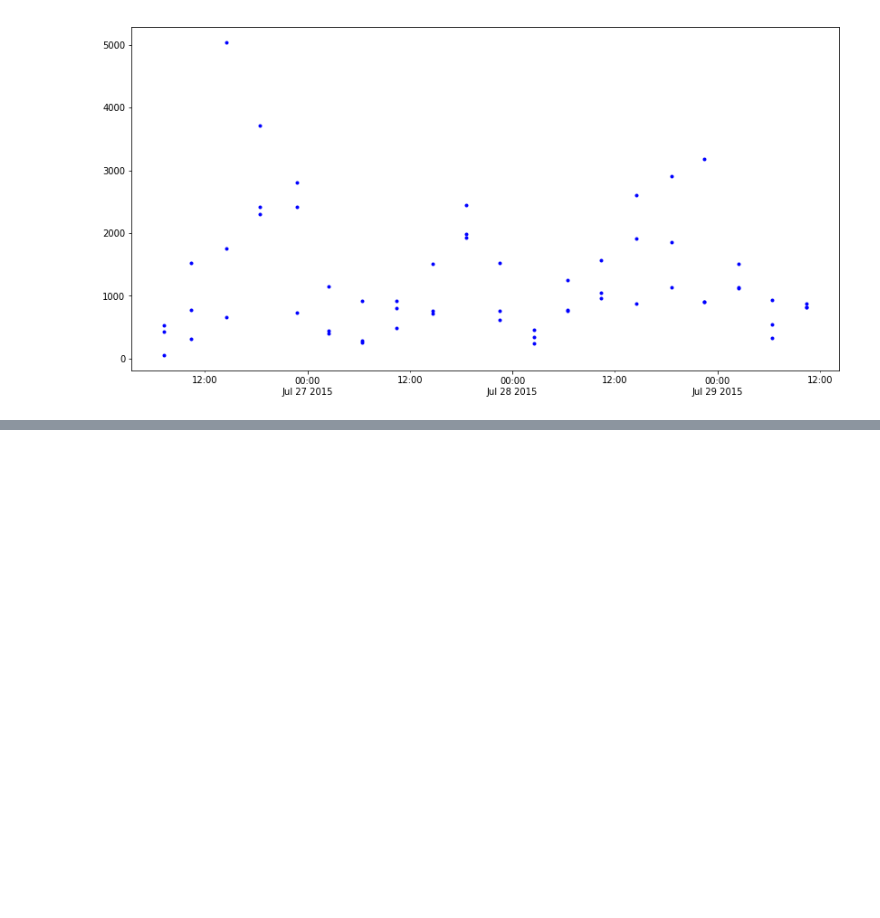
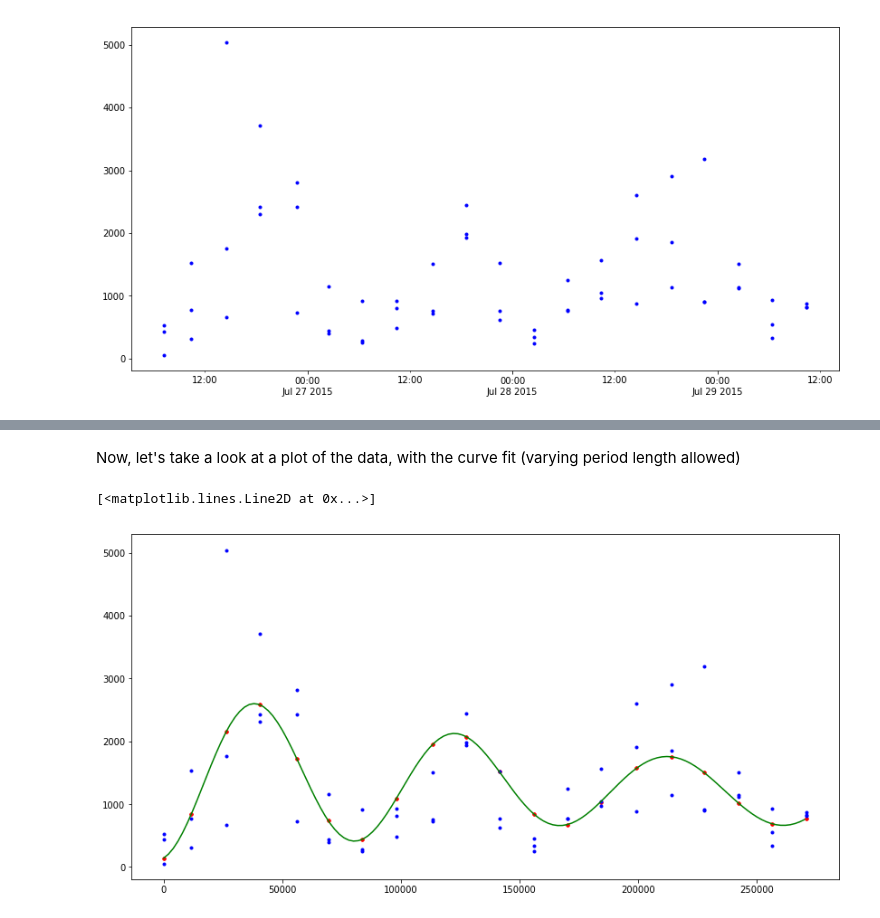
Before and after one commit to jamesrco/DielALOHA, a Jupyter notebook: python3/ALOHAdielCurveFit.ipynb, the cells around one changed output, grey strips where cells are left out. Cells and saved outputs as stored; diff of their text form; code cells hidden in the pictures; blank space fills up the shorter version.

Commit message:
Curve fitting working

```diff
--- a/python3/ALOHAdielCurveFit.ipynb
+++ b/python3/ALOHAdielCurveFit.ipynb
@@ -173,0 +225,38 @@ plt.show()
+# %%
+# define our function, assuming data is sinusoidal over three periods
+
+# function where period is kept constant
+def multWaves_func_samePer(x, a, b, c, d, e, f, g, h, i):
+    return a * (np.cos(2 * np.pi / b * x + c )) + (
+        d * (np.cos(2 * np.pi / b * x + e ))) + (
+        f * (np.cos(2 * np.pi / b * x + g ))) + h + i * x
+# a, d, f: amplitudes
+# b: period
+# c, e, g: phase
+# h: y-offset
+# i: slope of linear trend (if any)
+
+# function where period is allowed to vary
+def multWaves_func_varPer(x, a, b, c, d, e, f, g, h, i, j, k):
+    return a * np.cos(2 * np.pi / b * x + c ) + (
+        d * np.cos(2 * np.pi / e * x + f )) + (
+        g * np.cos(2 * np.pi / h * x + i )) + j + k * x
+# a, d, g: amplitudes
+# b, e, h: period
+# c, f, i: phase
+# j: y-offset
+# k: slope of linear trend (if any)
+
+
+# do the fitting
+popt_samePer, pcov_samePer = curve_fit(multWaves_func_samePer, xdata_clean_alt, ydata_clean, bounds=(
+    [-100000, 50000, -100000, -100000, -100000, -100000, -100000, -100000, -100000], (
+        [15000, 100000, 15000, 15000, 15000, 15000, 15000, 15000, 15000])))
+popt_varPer, pcov_varPer = curve_fit(multWaves_func_varPer, xdata_clean_alt, ydata_clean, bounds=(
+    [-100000, 50000, -100000, -100000, 50000, -100000, -100000, 50000, -100000, -100000, -100000], (
+        [15000, 100000, 15000, 15000, 100000, 15000, 15000, 100000, 15000, 15000, 15000])))
+
+print("Parameter fits for model where length of period (2nd value) is kept constant:")
+display(popt_samePer)
+print("Parameter fits for model where length of period (2nd, 5th, 8th values) is allowed to vary:")
+display(popt_varPer)
@@ -173,0 +272,12 @@ plt.show()
+# %% [markdown]
+Now, let's take a look at a plot of the data, with the curve fit (varying period length allowed)
+# %%
+fig = plt.figure(figsize=(14, 7))
+
+plt.plot(xdata_clean_alt, multWaves_func_varPer(xdata_clean_alt, *popt_varPer), 'r.')
+plt.plot(xdata_clean_alt, ydata_clean, 'b.')
+plt.plot(pandas.Series(list(range(0, int(xdata_clean_alt[len(xdata_clean_alt)-1]), 2000))), multWaves_func_varPer(
+   pandas.Series(list(range(0, int(xdata_clean_alt[len(xdata_clean_alt)-1]), 2000))), *popt_varPer), 'g-')
+# %% [output]
+[<matplotlib.lines.Line2D at 0x...>]
+[figure, added]
```
Also changed, not shown: parts of 23 cells of this notebook.
